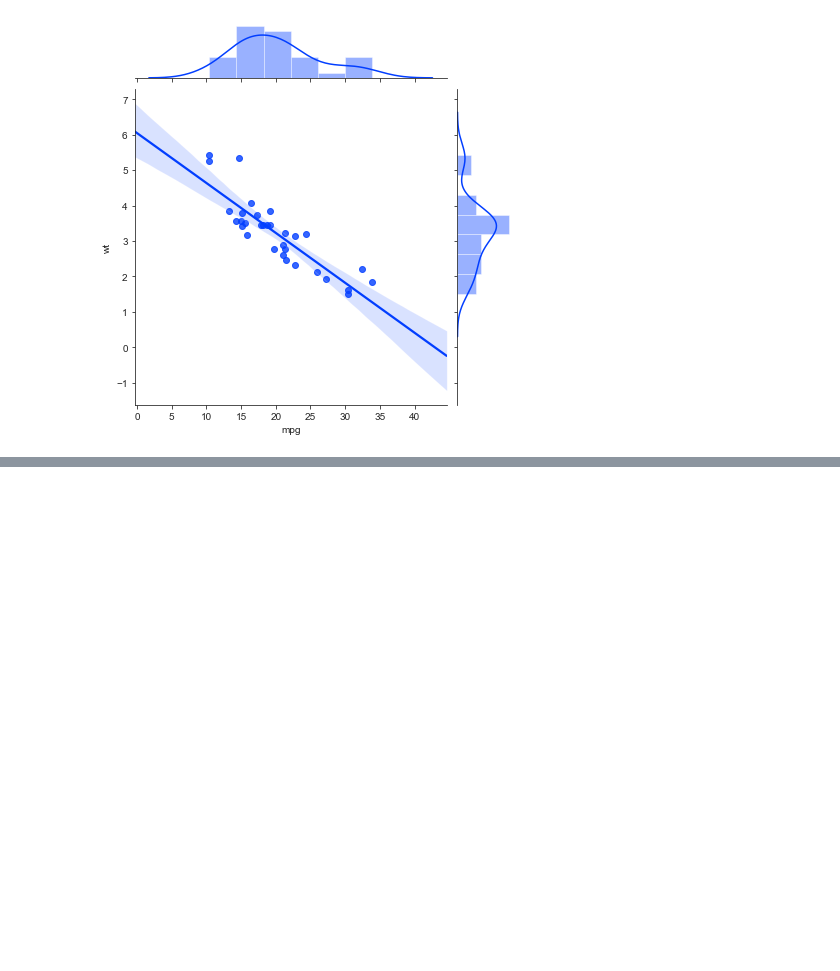
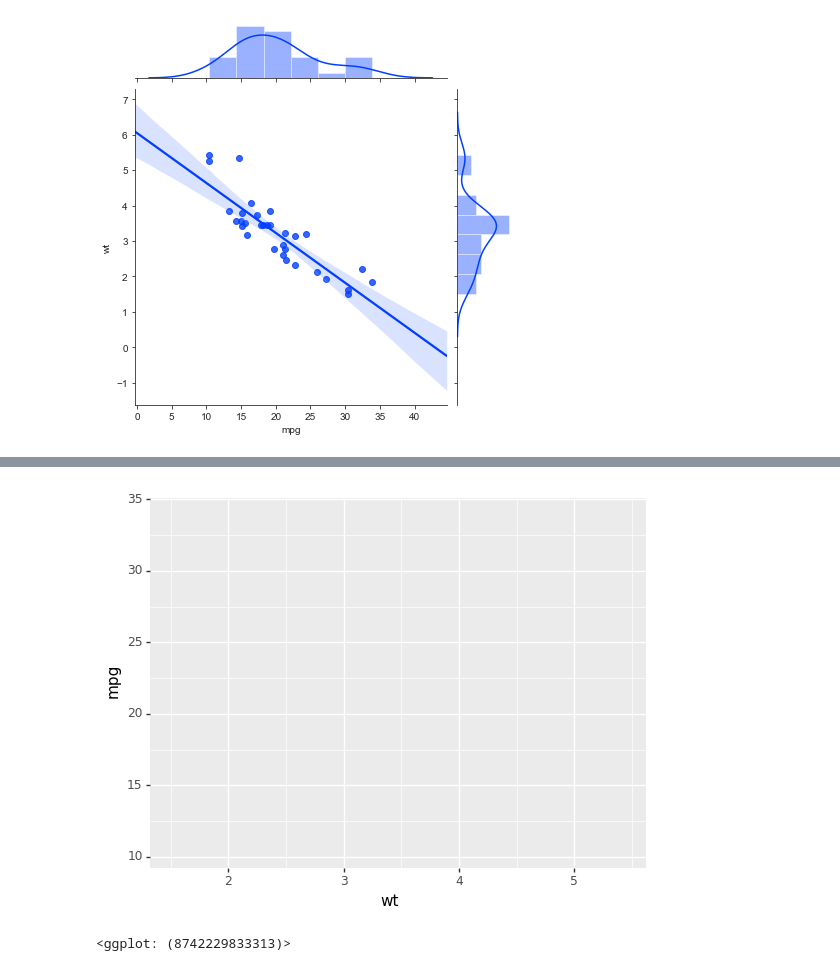
Before and after one commit to ShixiangWang/pybook, a Jupyter notebook: 14-advanced-vis.ipynb, the cells around one changed output, grey strips where cells are left out. Saved outputs shown, nothing was run; the diff lists cells and outputs as text; code cells hidden in the pictures; blank space fills up the shorter version.

```diff
--- a/14-advanced-vis.ipynb
+++ b/14-advanced-vis.ipynb
@@ -266,0 +363,5 @@ sns.jointplot(x='mpg', y='wt',
+# %%
+ggplot(mtcars, aes(x='wt', y='mpg'))
+# %% [output]
+[figure, added]
+<ggplot: (8742229833313)>
```
Also changed, not shown: parts of 35 cells of this notebook.
